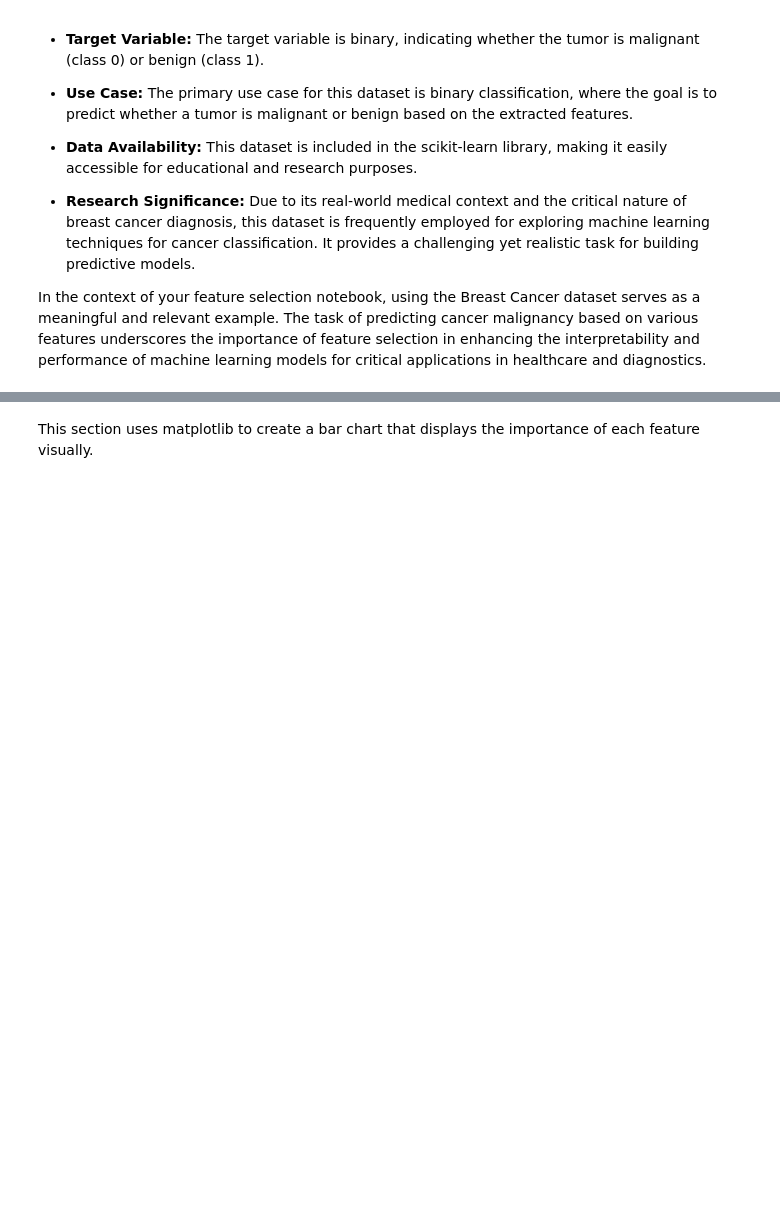
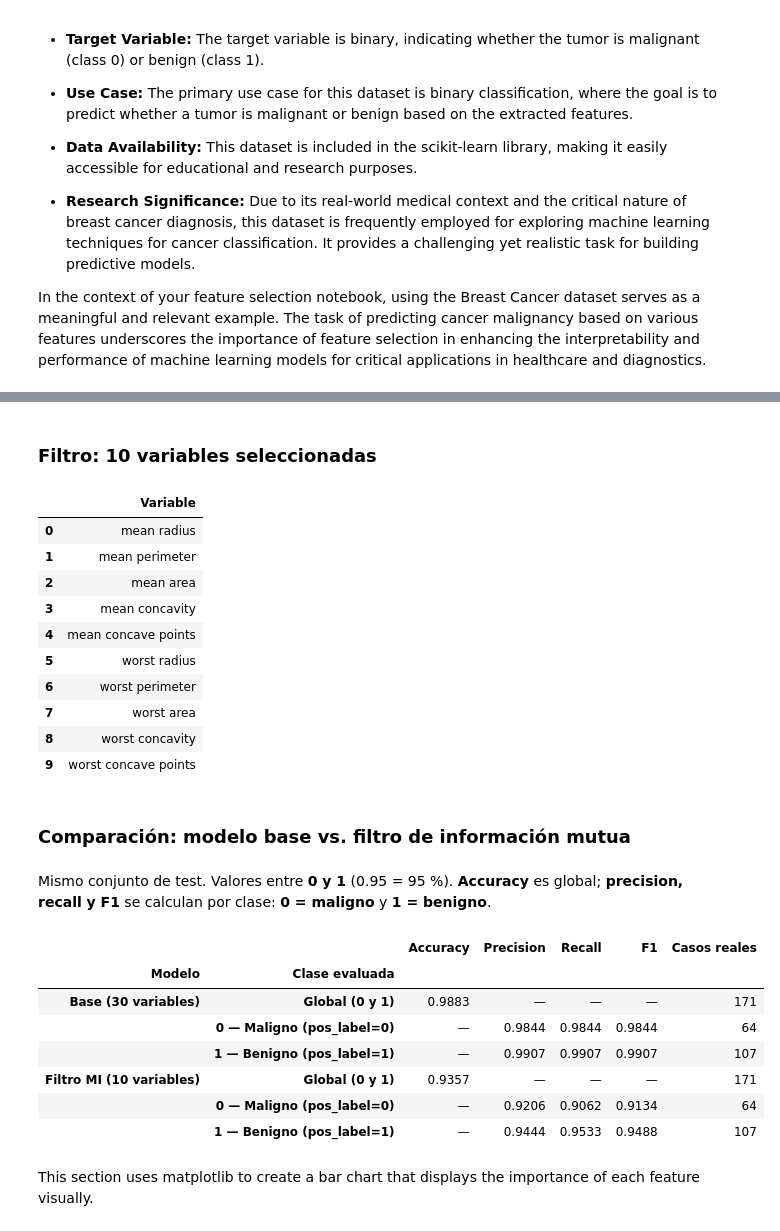
Before and after one commit to lenytacuri/ml-ft-selection-lab, a Jupyter notebook: Feature_selection.ipynb, the cells around one changed output, grey strips where cells are left out. Cells and saved outputs as stored; diff of their text form; code cells hidden in the pictures; blank space fills up the shorter version.

```diff
--- a/Feature_selection.ipynb
+++ b/Feature_selection.ipynb
@@ -249,3 +377,72 @@ print(evaluate_model(X_train_k_best, X_test_k_best, y_train, y_test))
+# %%
+### Método de filtro: información mutua ###
+from functools import partial
+from IPython.display import display, Markdown
+from sklearn.base import clone
+from sklearn.feature_selection import SelectKBest, mutual_info_classif
+
+# X_train_scaled y X_test_scaled provienen del escalador del modelo base.
+# y_train conserva las etiquetas: 0 = maligno y 1 = benigno. No se escala.
+# La semilla hace reproducible la estimación de información mutua.
+select_k_best = SelectKBest(
+    score_func=partial(mutual_info_classif, random_state=42),
+    k=10,
+)
+
+# Aprender qué variables seleccionar usando únicamente entrenamiento.
+X_train_k_best = select_k_best.fit_transform(X_train_scaled, y_train)
+# Aplicar esa misma selección al test, sin volver a ajustar el selector.
+X_test_k_best = select_k_best.transform(X_test_scaled)
+selected_features_filter = feature_names[select_k_best.get_support()]
+
+display(Markdown(f"### Filtro: {len(selected_features_filter)} variables seleccionadas"))
+display(pd.DataFrame({"Variable": selected_features_filter}))
+
+# Misma configuración de regresión logística que el modelo base.
+# clone crea un estimador nuevo, que se entrena con las 10 variables.
+filter_model = clone(baseline_model.named_steps["classifier"])
+filter_model.fit(X_train_k_best, y_train)
+y_pred_filter = filter_model.predict(X_test_k_best)
+
+# Comparar ambos modelos sobre los mismos casos y etiquetas de test.
+filter_metrics = metrics_table(y_test, y_pred_filter)
+filter_comparison = pd.concat(
+    [baseline_metrics, filter_metrics],
+    keys=[f"Base ({X_train.shape[1]} variables)",
+          f"Filtro MI ({X_train_k_best.shape[1]} variables)"],
+    names=["Modelo", "Clase evaluada"],
+)
+
+display(Markdown("### Comparación: modelo base vs. filtro de información mutua"))
+display(Markdown(
+    "Mismo conjunto de test. Valores entre **0 y 1** (0.95 = 95 %). "
+    "**Accuracy** es global; **precision, recall y F1** se calculan por clase: "
+    "**0 = maligno** y **1 = benigno**."
+))
+display(filter_comparison.round(4).fillna("—"))
+# %% [output]
+### Filtro: 10 variables seleccionadas
+|  | Variable |
+| 0 | mean radius |
+| 1 | mean perimeter |
+| 2 | mean area |
+| 3 | mean concavity |
+| 4 | mean concave points |
+| 5 | worst radius |
+| 6 | worst perimeter |
+| 7 | worst area |
+| 8 | worst concavity |
+| 9 | worst concave points |
+### Comparación: modelo base vs. filtro de información mutua
+Mismo conjunto de test. Valores entre **0 y 1** (0.95 = 95 %). **Accuracy** es global; **precision, recall y F1** se calculan por clase: **0 = maligno** y **1 = benigno**.
+|  |  | Accuracy | Precision | Recall | F1 | Casos reales |
+| Modelo | Clase evaluada |  |  |  |  |  |
+| Base (30 variables) | Global (0 y 1) | 0.9883 | — | — | — | 171 |
+|  | 0 — Maligno (pos_label=0) | — | 0.9844 | 0.9844 | 0.9844 | 64 |
+|  | 1 — Benigno (pos_label=1) | — | 0.9907 | 0.9907 | 0.9907 | 107 |
+| Filtro MI (10 variables) | Global (0 y 1) | 0.9357 | — | — | — | 171 |
+|  | 0 — Maligno (pos_label=0) | — | 0.9206 | 0.9062 | 0.9134 | 64 |
+|  | 1 — Benigno (pos_label=1) | — | 0.9444 | 0.9533 | 0.9488 | 107 |
 # %% [markdown]
 This section uses matplotlib to create a bar chart that displays the importance of each feature visually.
 # %%
```
Also changed, not shown: parts of 17 cells of this notebook.
